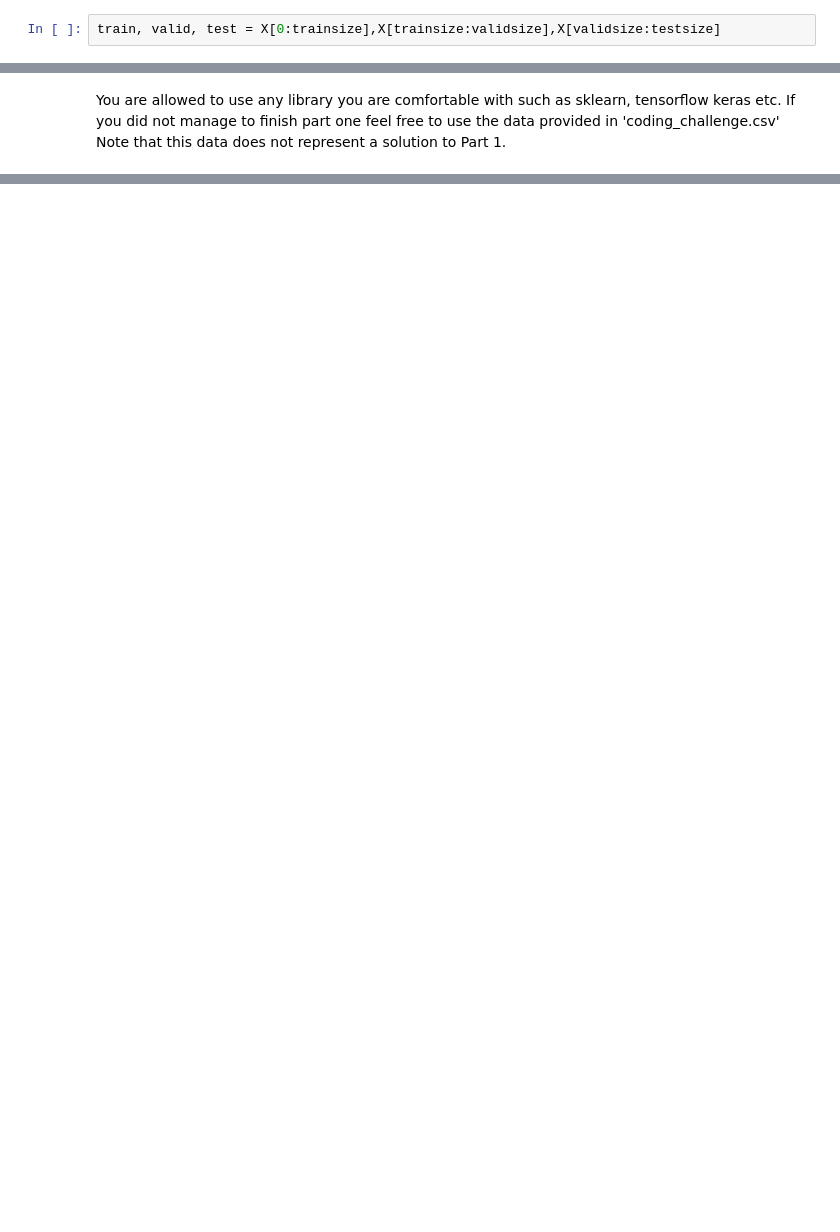
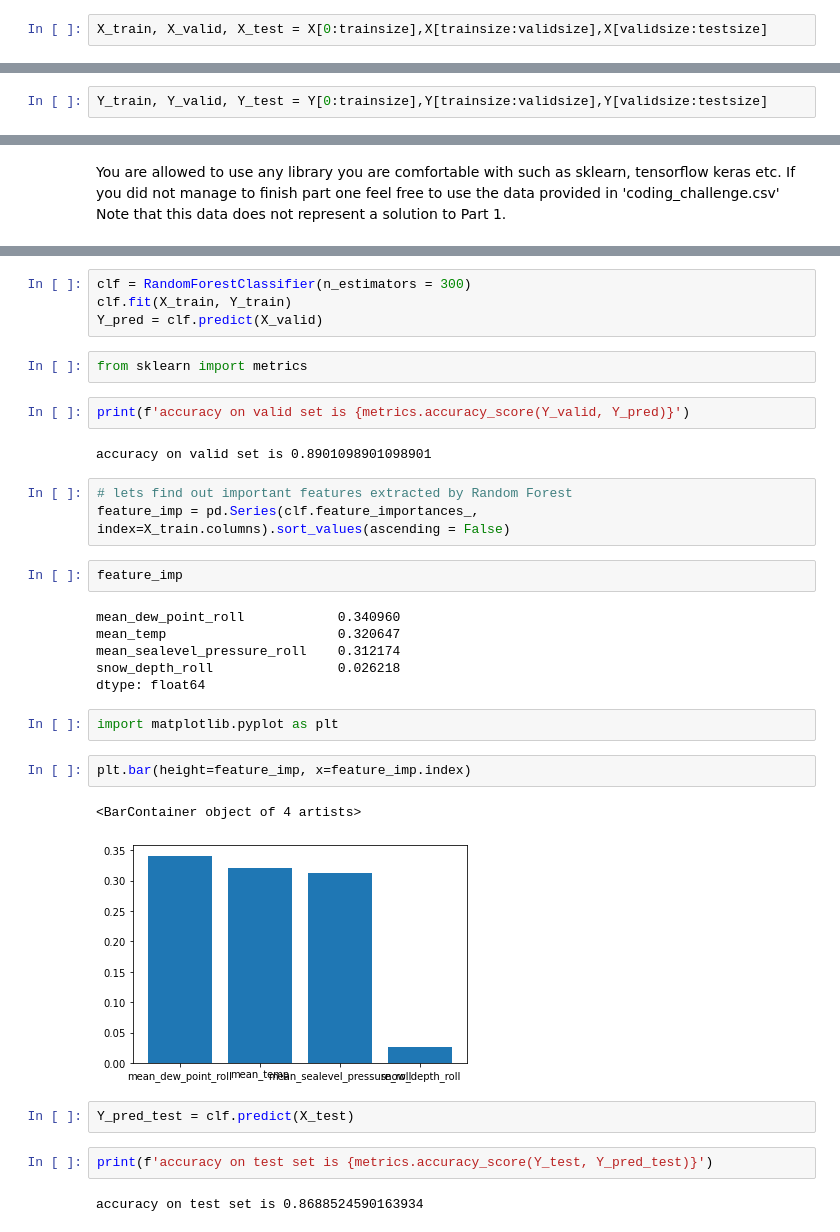
Before and after one commit to JyotiRawat29/EDa-using-BIG-query, a Jupyter notebook: Coding Challenge.ipynb, the cells around one changed output, grey strips where cells are left out. Saved outputs shown, nothing was run; the diff lists cells and outputs as text; blank space fills up the shorter version.

```diff
--- a/Coding Challenge.ipynb
+++ b/Coding Challenge.ipynb
@@ -825,4 +825,4 @@ print(testsize)
 1641
 1824
 # %%
-train, valid, test = X[0:trainsize],X[trainsize:validsize],X[validsize:testsize]
+X_train, X_valid, X_test = X[0:trainsize],X[trainsize:validsize],X[validsize:testsize]
@@ -845,0 +846,2 @@ test
+# %%
+Y_train, Y_valid, Y_test = Y[0:trainsize],Y[trainsize:validsize],Y[validsize:testsize]
@@ -898,0 +878,34 @@ Name: snow, Length: 277, dtype: bool
+# %%
+clf = RandomForestClassifier(n_estimators = 300)
+clf.fit(X_train, Y_train)
+Y_pred = clf.predict(X_valid)
+# %%
+from sklearn import metrics
+# %%
+print(f'accuracy on valid set is {metrics.accuracy_score(Y_valid, Y_pred)}')
+# %% [output]
+accuracy on valid set is 0.8901098901098901
+# %%
+# lets find out important features extracted by Random Forest
+feature_imp = pd.Series(clf.feature_importances_, index=X_train.columns).sort_values(ascending = False)
+# %%
+feature_imp
+# %% [output]
+mean_dew_point_roll            0.340960
+mean_temp                      0.320647
+mean_sealevel_pressure_roll    0.312174
+snow_depth_roll                0.026218
+dtype: float64
+# %%
+import matplotlib.pyplot as plt
+# %%
+plt.bar(height=feature_imp, x=feature_imp.index)
+# %% [output]
+<BarContainer object of 4 artists>
+[figure, added]
+# %%
+Y_pred_test = clf.predict(X_test)
+# %%
+print(f'accuracy on test set is {metrics.accuracy_score(Y_test, Y_pred_test)}')
+# %% [output]
+accuracy on test set is 0.8688524590163934
```
Also changed, not shown: parts of 24 cells of this notebook.
